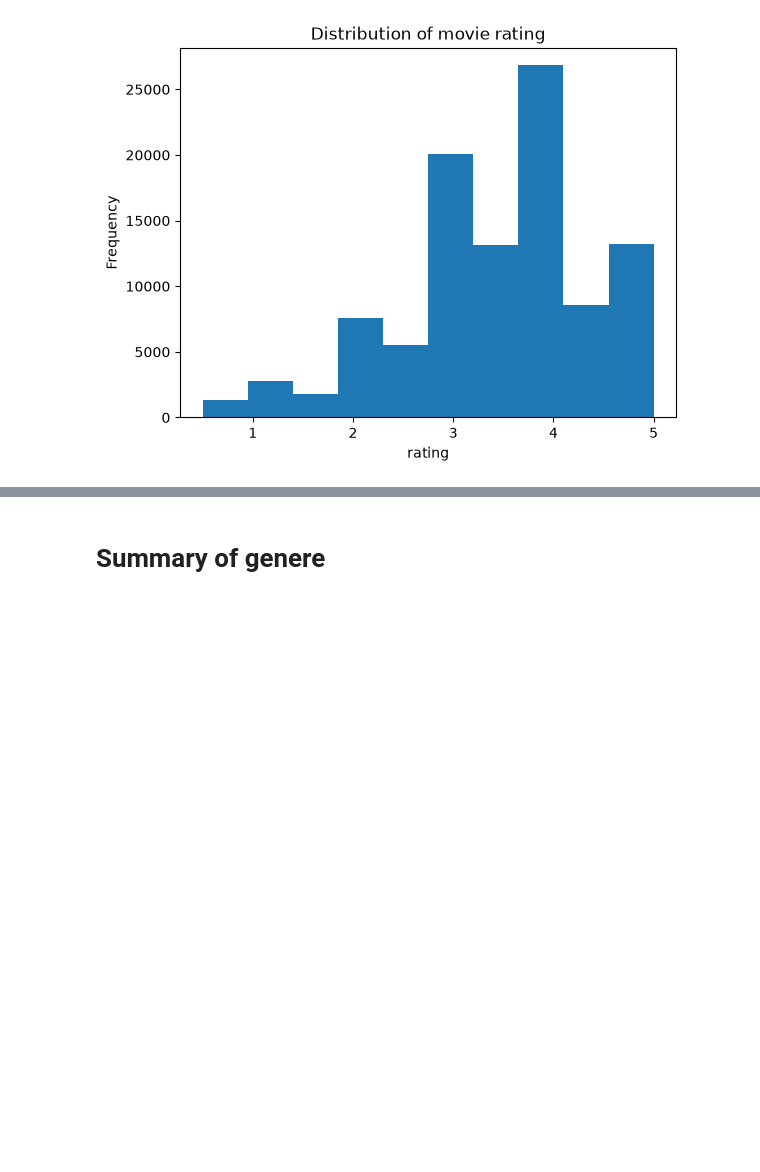
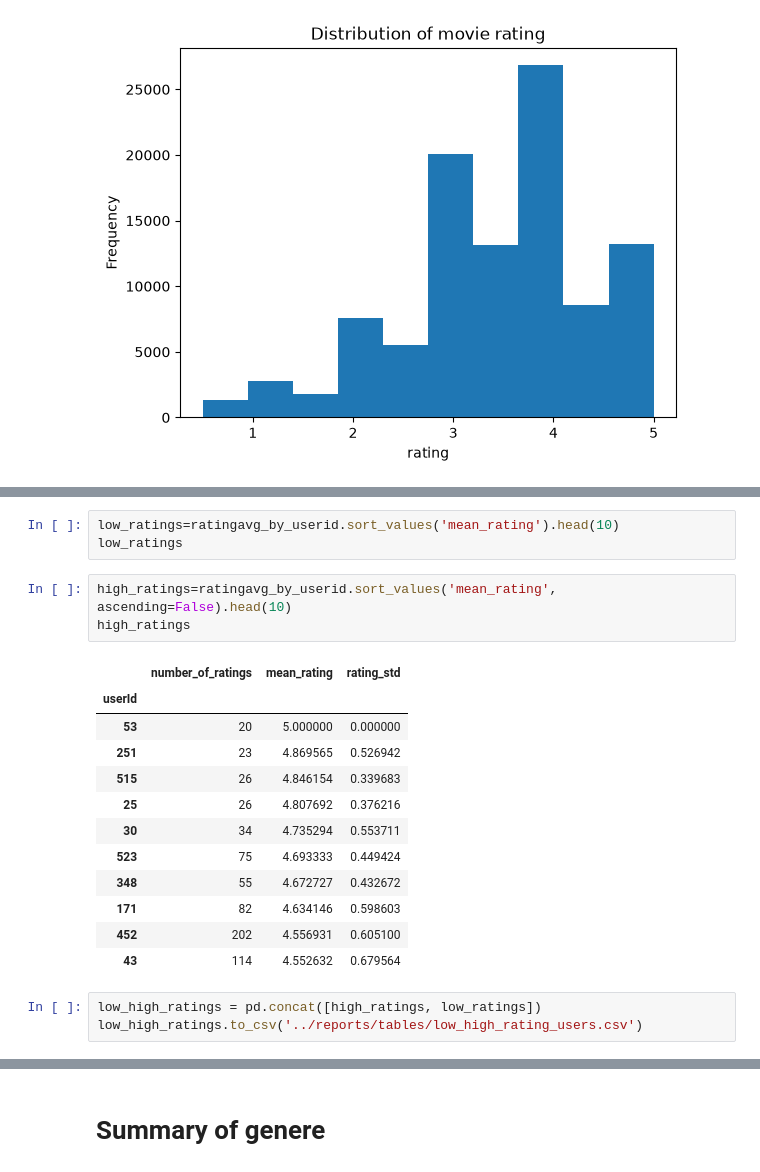
Before and after one commit to shosakaue0808/Movie_Recommendation_System, a Jupyter notebook: notebooks/data_analysis.ipynb, the cells around one changed output, grey strips where cells are left out. Cells and saved outputs as stored; diff of their text form; blank space fills up the shorter version.

Commit message:
Done EDA and added reports and updated README

```diff
--- a/notebooks/data_analysis.ipynb
+++ b/notebooks/data_analysis.ipynb
@@ -138,0 +185,22 @@ plt.show()
+# %%
+low_ratings=ratingavg_by_userid.sort_values('mean_rating').head(10)
+low_ratings
+# %%
+high_ratings=ratingavg_by_userid.sort_values('mean_rating', ascending=False).head(10)
+high_ratings
+# %% [output]
+|  | number_of_ratings | mean_rating | rating_std |
+| userId |  |  |  |
+| 53 | 20 | 5.000000 | 0.000000 |
+| 251 | 23 | 4.869565 | 0.526942 |
+| 515 | 26 | 4.846154 | 0.339683 |
+| 25 | 26 | 4.807692 | 0.376216 |
+| 30 | 34 | 4.735294 | 0.553711 |
+| 523 | 75 | 4.693333 | 0.449424 |
+| 348 | 55 | 4.672727 | 0.432672 |
+| 171 | 82 | 4.634146 | 0.598603 |
+| 452 | 202 | 4.556931 | 0.605100 |
+| 43 | 114 | 4.552632 | 0.679564 |
+# %%
+low_high_ratings = pd.concat([high_ratings, low_ratings])
+low_high_ratings.to_csv('../reports/tables/low_high_rating_users.csv')
```
Also changed, not shown: parts of 12 cells of this notebook, 5 other files.
